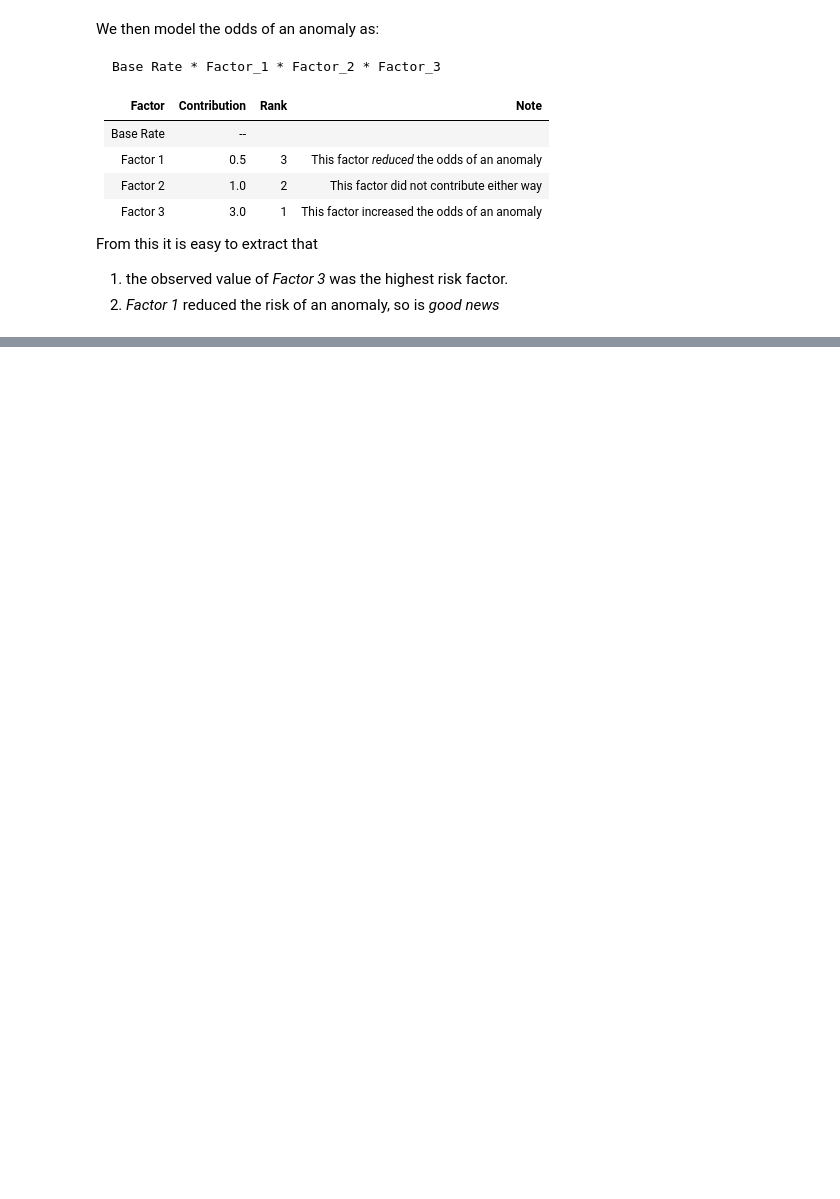
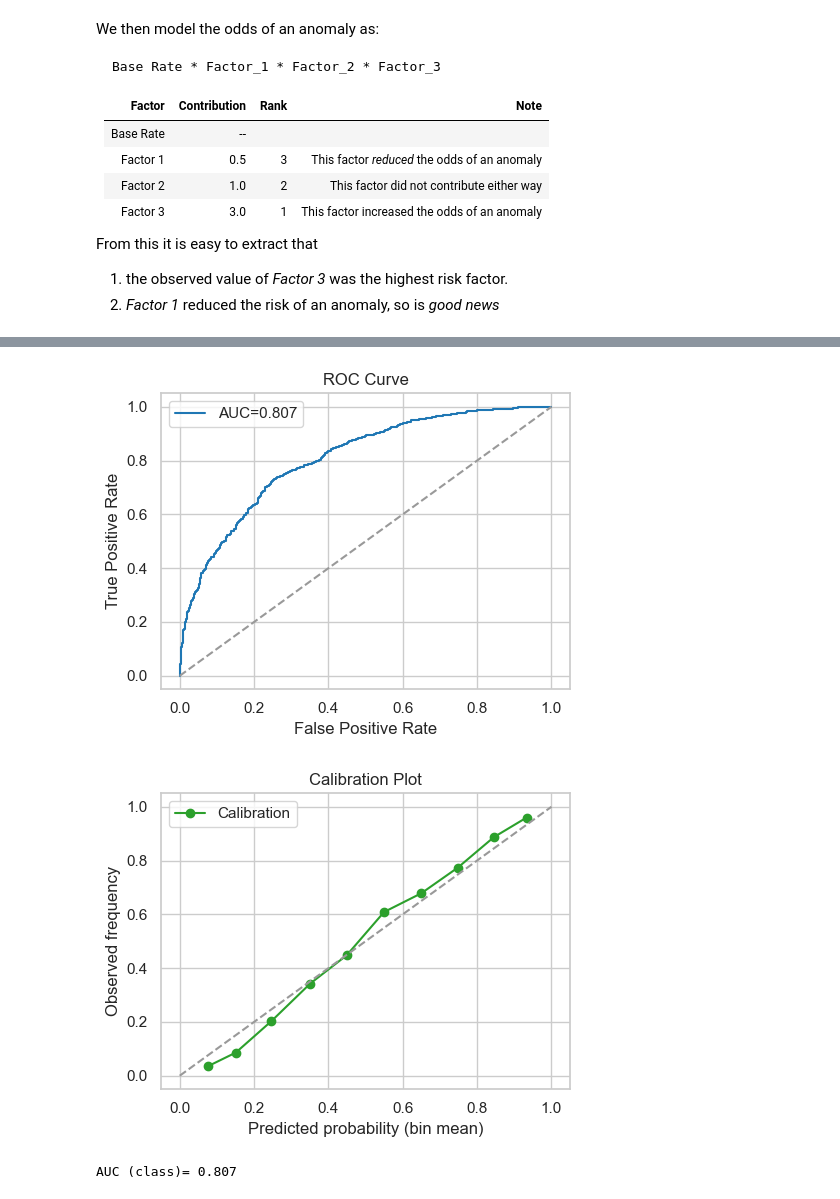
Before and after one commit to jspoelstra/Explainer-Explainer, a Jupyter notebook: explainer.ipynb, the cells around one changed output, grey strips where cells are left out. Drawn from its saved outputs; the diff is of its cells as text; code cells hidden in the pictures; blank space fills up the shorter version.

Commit message:
Copilot produced example using scikit-learn logistic regression

```diff
--- a/explainer.ipynb
+++ b/explainer.ipynb
@@ -305,0 +561,78 @@ From this it is easy to extract that
+# %%
+# Evaluation plots: ROC and calibration
+from sklearn.metrics import roc_curve
+from sklearn.calibration import calibration_curve
+
+fpr, tpr, _ = roc_curve(df["y"], df["p_hat"])
+plt.figure(figsize=(5, 4))
+plt.plot(fpr, tpr, label=f"AUC={auc:.3f}", color="#1f77b4")
+plt.plot([0,1],[0,1],"--", color="#999999")
+plt.xlabel("False Positive Rate")
+plt.ylabel("True Positive Rate")
+plt.title("ROC Curve")
+plt.legend()
+plt.tight_layout()
+plt.show()
+
+prob_true, prob_pred = calibration_curve(df["y"], df["p_hat"], n_bins=10, strategy="uniform")
+plt.figure(figsize=(5, 4))
+plt.plot(prob_pred, prob_true, marker="o", label="Calibration", color="#2ca02c")
+plt.plot([0,1],[0,1],"--", color="#999999")
+plt.xlabel("Predicted probability (bin mean)")
+plt.ylabel("Observed frequency")
+plt.title("Calibration Plot")
+plt.legend()
+plt.tight_layout()
+plt.show()
+# %% [output]
+[figure, added]
+[figure, added]
+# %%
+# Reusable Explainer class
+class NaiveLogOddsExplainer:
+    """Naive Bayes-style per-feature logistic explainer.
+
+    Methods:
+    - fit(X: pd.DataFrame, y: array_like) -> self
+    - predict_proba(X) -> np.ndarray
+    - explain_row(X, idx, top_k=3) -> dict of top positive/negative contributors
+    """
+    def __init__(self):
+        self.feature_models: List[FeatureModel] = []
+        self.feature_names: List[str] = []
+        self.base_rate: Optional[float] = None
+
+    def fit(self, X: pd.DataFrame, y: np.ndarray | pd.Series):
+        self.feature_names = list(X.columns)
+        self.feature_models = [
+            fit_feature_model(X[name].values, np.asarray(y), name) for name in self.feature_names
+        ]
+        self.base_rate = float(np.mean(y))
+        return self
+
+    def predict_log_odds(self, X: pd.DataFrame) -> np.ndarray:
+        return aggregate_log_odds(self.feature_models, X[self.feature_names])
+
+    def predict_proba(self, X: pd.DataFrame) -> np.ndarray:
+        if self.base_rate is None:
+            raise RuntimeError("Model not fit: base_rate is None")
+        lo = self.predict_log_odds(X)
+        return score_to_prob(lo, base_rate=self.base_rate)
+
+    def explain_row(self, X: pd.DataFrame, idx: int, top_k: int = 3):
+        parts = {}
+        for fm in self.feature_models:
+            parts[fm.name] = float(contribution_log_relative_odds(fm, X.loc[idx, fm.name]))
+        # sort and select
+        sorted_items = sorted(parts.items(), key=lambda kv: kv[1], reverse=True)
+        return {
+            "top_positive": sorted_items[:top_k],
+            "top_negative": sorted(sorted_items[-top_k:], key=lambda kv: kv[1]),
+        }
+
+
+explainer = NaiveLogOddsExplainer().fit(df[feature_names], df["y"])
+p_hat2 = explainer.predict_proba(df[feature_names])
+print(f"AUC (class)= {roc_auc_score(df['y'], p_hat2):.3f}")
+# %% [output]
+AUC (class)= 0.807
```
Also changed, not shown: parts of 24 cells of this notebook.
